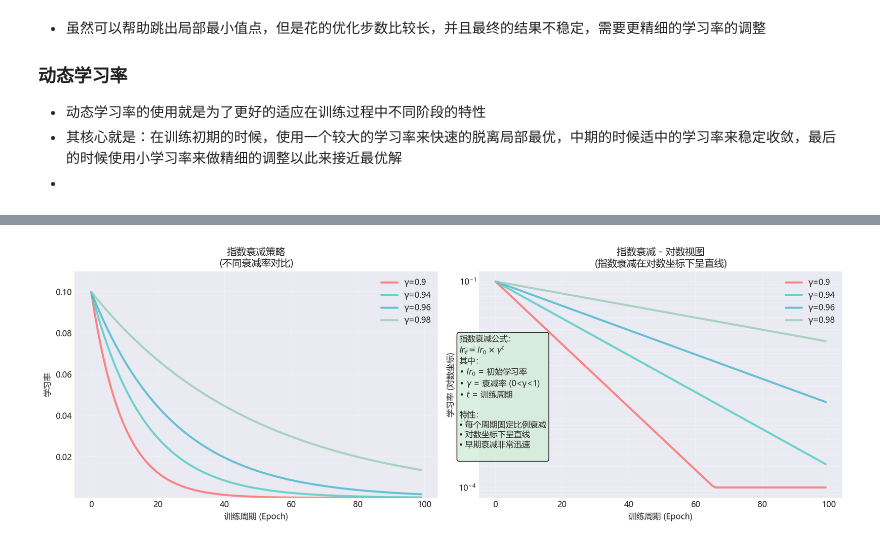
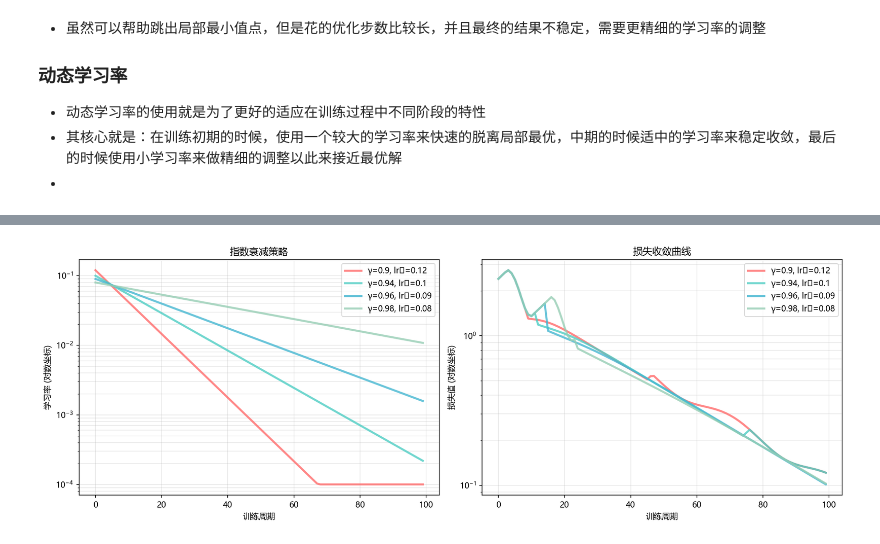
Before and after one commit to XSJWF/DLL, a Jupyter notebook: notebooks/DL_10.ipynb, the cells around one changed output, grey strips where cells are left out. Cells and saved outputs as stored; diff of their text form; code cells hidden in the pictures.

```diff
--- a/notebooks/DL_10.ipynb
+++ b/notebooks/DL_10.ipynb
@@ -675,58 +676,64 @@ plt.show()
 # %%
-# 指数衰减函数
-def exponential_decay(epoch, decay_rate=0.96):
-    lr = initial_lr * (decay_rate ** epoch)
-    return max(lr, min_lr)
-
-# 计算不同衰减率的学习率
+# 参数设置
+epochs = np.arange(100)
 decay_rates = [0.9, 0.94, 0.96, 0.98]
+initial_lrs = [0.12, 0.1, 0.09, 0.08]  # 不同衰减率的初始学习率
 colors = ['#FF6B6B', '#4ECDC4', '#45B7D1', '#96CEB4']
 
+# 指数衰减函数
+def exponential_decay(epoch, decay_rate, init_lr):
+    return max(init_lr * (decay_rate ** epoch), 0.0001)
+
+# 模拟损失函数
+def simulate_loss(lr_vals):
+    losses = []
+    base_loss = 2.0
+
+    for i, (epoch, lr) in enumerate(zip(epochs, lr_vals)):
+        base_decay = np.exp(-epoch * 0.03)
+
+        if lr > 0.05:
+            lr_penalty = 1.2 + 0.3 * np.sin(epoch * 0.5)
+        elif lr < 0.001:
+            lr_penalty = 1.1 + 0.1 * np.sin(epoch * 0.2)
+        else:
+            lr_penalty = 0.8 + 0.2 * np.exp(-(lr - 0.01)**2 / 0.001)
+
+        current_loss = base_loss * base_decay * lr_penalty
+
+        if i > 0:
+            current_loss = min(current_loss, losses[-1] * 1.05)
+
+        losses.append(max(current_loss, 0.01))
+
+    return np.array(losses)
+
+# 创建图表
 fig, axes = plt.subplots(1, 2, figsize=(14, 5))
 
-# 左图：不同衰减率的线性坐标对比
-for dr, color in zip(decay_rates, colors):
-    lr_vals = [exponential_decay(e, dr) for e in epochs]
-    axes[0].plot(epochs, lr_vals, linewidth=2.5, alpha=0.8,
-                label=f'γ={dr}', color=color)
+# 左图：学习率衰减策略
+for dr, init_lr, color in zip(decay_rates, initial_lrs, colors):
+    lr_vals = [exponential_decay(e, dr, init_lr) for e in epochs]
+    axes[0].semilogy(epochs, lr_vals, linewidth=2.5, alpha=0.8,
+                    label=f'γ={dr}, lr₀={init_lr}', color=color)
 
-axes[0].set_xlabel('训练周期 (Epoch)')
-axes[0].set_ylabel('学习率')
-axes[0].set_title('指数衰减策略\n(不同衰减率对比)')
-axes[0].grid(True, alpha=0.3)
+axes[0].set(xlabel='训练周期', ylabel='学习率 (对数坐标)', title='指数衰减策略')
+axes[0].grid(True, alpha=0.3, which='both')
 axes[0].legend(loc='upper right')
-axes[0].set_ylim([min_lr/2, initial_lr*1.1])
 
-# 右图：对数坐标（应该呈现直线）
-for dr, color in zip(decay_rates, colors):
-    lr_vals = [exponential_decay(e, dr) for e in epochs]
-    axes[1].semilogy(epochs, lr_vals, linewidth=2.5, alpha=0.8,
-                    label=f'γ={dr}', color=color)
+# 右图：损失收敛曲线
+for dr, init_lr, color in zip(decay_rates, initial_lrs, colors):
+    lr_vals = [exponential_decay(e, dr, init_lr) for e in epochs]
+    losses = simulate_loss(lr_vals)
+    axes[1].semilogy(epochs, losses, linewidth=2.5, alpha=0.8,
+                    label=f'γ={dr}, lr₀={init_lr}', color=color)
 
-axes[1].set_xlabel('训练周期 (Epoch)')
-axes[1].set_ylabel('学习率 (对数坐标)')
-axes[1].set_title('指数衰减 - 对数视图\n(指数衰减在对数坐标下呈直线)')
+axes[1].set(xlabel='训练周期', ylabel='损失值 (对数坐标)', title='损失收敛曲线')
 axes[1].grid(True, alpha=0.3, which='both')
 axes[1].legend(loc='upper right')
 
-# 添加数学公式说明
-formula_text = r"""指数衰减公式：
-$lr_t = lr_0 \times \gamma^t$
-其中：
-• $lr_0$ = 初始学习率
-• $\gamma$ = 衰减率 (0<γ<1)
-• $t$ = 训练周期
-
-特性：
-• 每个周期固定比例衰减
-• 对数坐标下呈直线
-• 早期衰减非常迅速
-"""
-plt.figtext(0.52, 0.25, formula_text, fontsize=10,
-            bbox=dict(boxstyle='round', facecolor='#D4EDDA', alpha=0.8))
-
 plt.tight_layout()
 plt.show()
 # %% [output]
-[figure, old version]
+[figure, new version]
 # %%
```
Also changed, not shown: parts of 5 cells of this notebook.
